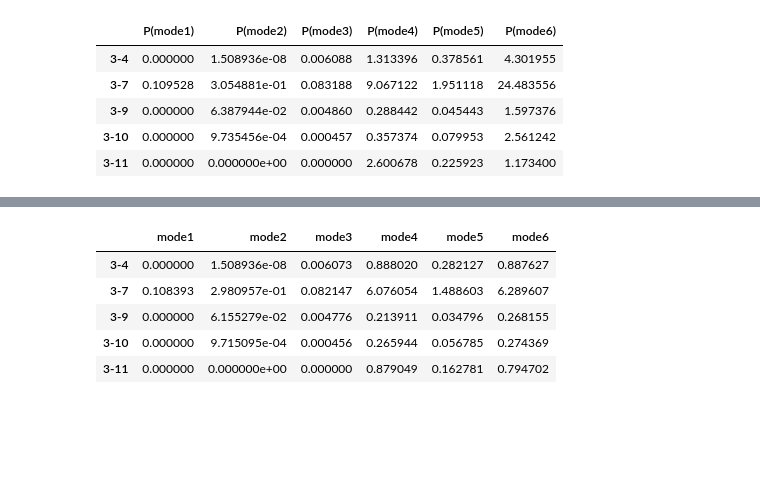
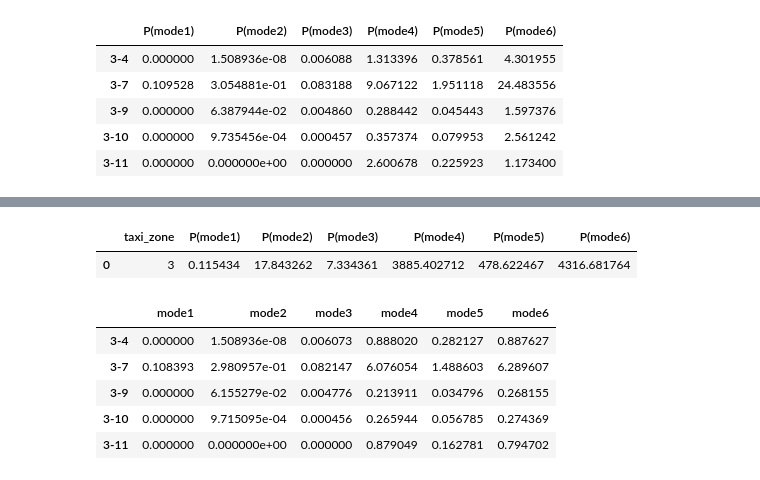
Before and after one commit to Rufei-Sheng/Manhattan-Congestion-Surcharge-Capstone, a Jupyter notebook: modeling/modeling_scenario1_(with_tune)_7_19.ipynb, the cells around one changed output, grey strips where cells are left out. Drawn from its saved outputs; the diff is of its cells as text; code cells hidden in the pictures; blank space fills up the shorter version.

```diff
--- a/modeling/modeling_scenario1_(with_tune)_7_19.ipynb
+++ b/modeling/modeling_scenario1_(with_tune)_7_19.ipynb
@@ -256,3 +291,8 @@ predict_choice_test.head()
+# %%
+acs[:1]
+# %% [output]
+|  | taxi_zone | P(mode1) | P(mode2) | P(mode3) | P(mode4) | P(mode5) | P(mode6) |
+| 0 | 3 | 0.115434 | 17.843262 | 7.334361 | 3885.402712 | 478.622467 | 4316.681764 |
 # %%
 loss_function_denodf_test.head()
 # %% [output]
```
Also changed, not shown: parts of 8 cells of this notebook.
